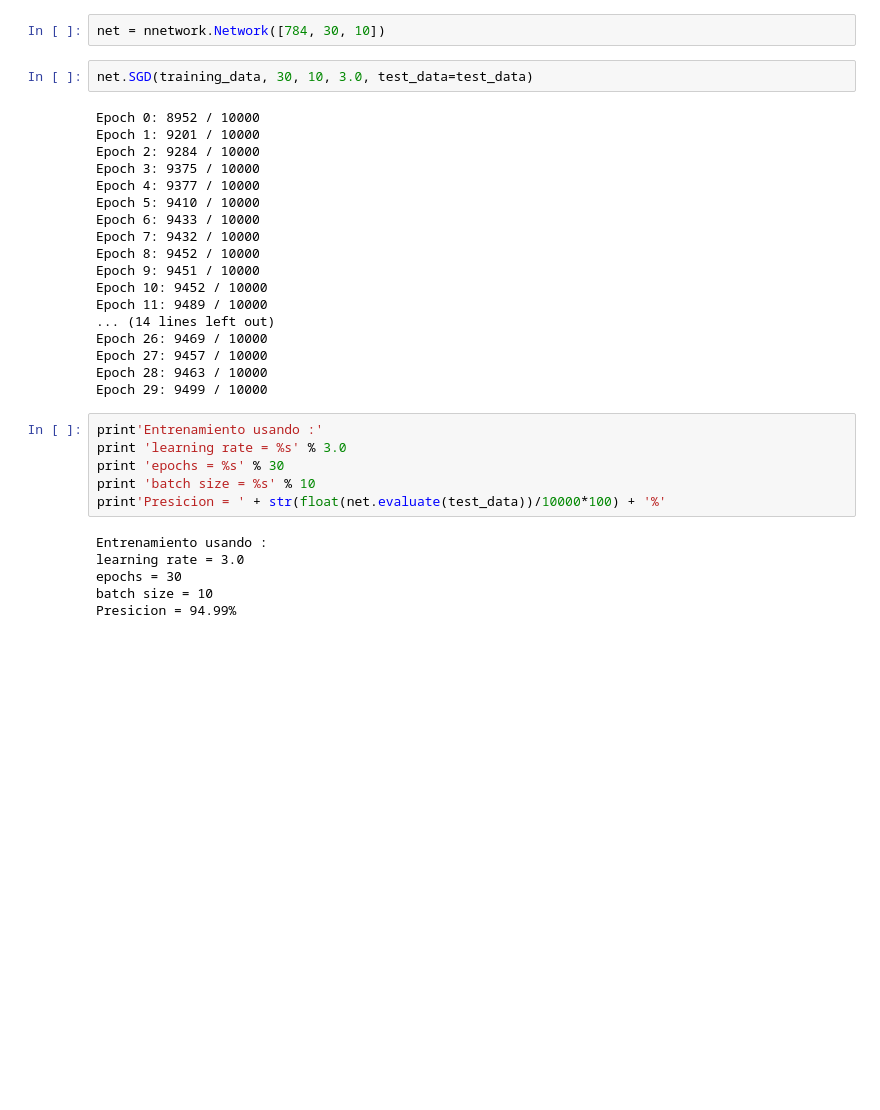
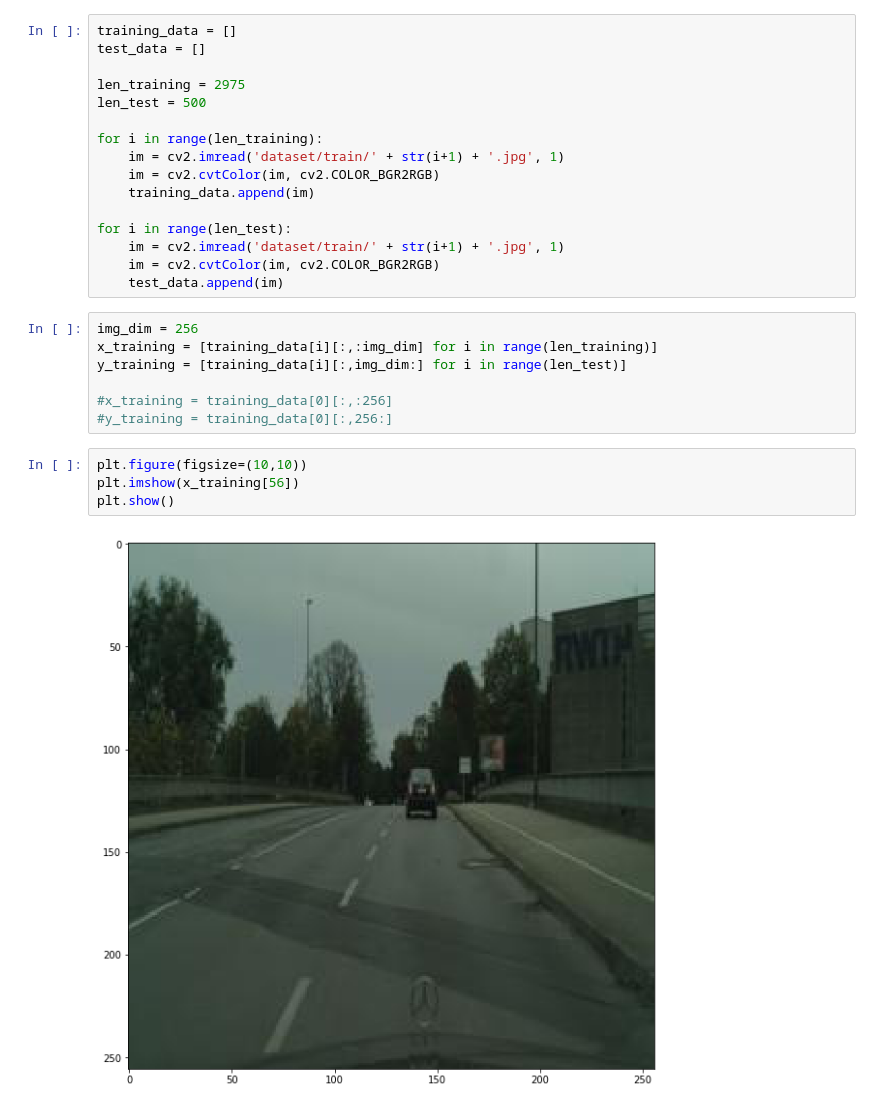
Before and after one commit to sjukdom/reconocimiento-de-patrones, a Jupyter notebook: Proyecto-1/Proyecto_1.ipynb, the cells around one changed output. Cells and saved outputs as stored; diff of their text form; blank space fills up the shorter version.

```diff
--- a/Proyecto-1/Proyecto_1.ipynb
+++ b/Proyecto-1/Proyecto_1.ipynb
@@ -7,34 +9,29 @@ training_data, validation_data, test_data = mnist_loader.load_data_wrapper()
-# %%
-net = nnetwork.Network([784, 30, 10])
-# %%
-net.SGD(training_data, 30, 10, 3.0, test_data=test_data)
-# %% [output]
-Epoch 0: 8952 / 10000
-Epoch 1: 9201 / 10000
-Epoch 2: 9284 / 10000
-Epoch 3: 9375 / 10000
-Epoch 4: 9377 / 10000
-Epoch 5: 9410 / 10000
-Epoch 6: 9433 / 10000
-Epoch 7: 9432 / 10000
-Epoch 8: 9452 / 10000
-Epoch 9: 9451 / 10000
-Epoch 10: 9452 / 10000
-Epoch 11: 9489 / 10000
-... (14 lines left out)
-Epoch 26: 9469 / 10000
-Epoch 27: 9457 / 10000
-Epoch 28: 9463 / 10000
-Epoch 29: 9499 / 10000
-# %%
-print'Entrenamiento usando :'
-print 'learning rate = %s' % 3.0
-print 'epochs = %s' % 30
-print 'batch size = %s' % 10
-print'Presicion = ' + str(float(net.evaluate(test_data))/10000*100) + '%'
-# %% [output]
-Entrenamiento usando :
-learning rate = 3.0
-epochs = 30
-batch size = 10
-Presicion = 94.99%
+# %%
+training_data = []
+test_data = []
+
+len_training = 2975
+len_test = 500
+
+for i in range(len_training):
+    im = cv2.imread('dataset/train/' + str(i+1) + '.jpg', 1)
+    im = cv2.cvtColor(im, cv2.COLOR_BGR2RGB)
+    training_data.append(im)
+
+for i in range(len_test):
+    im = cv2.imread('dataset/train/' + str(i+1) + '.jpg', 1)
+    im = cv2.cvtColor(im, cv2.COLOR_BGR2RGB)
+    test_data.append(im)
+# %%
+img_dim = 256
+x_training = [training_data[i][:,:img_dim] for i in range(len_training)]
+y_training = [training_data[i][:,img_dim:] for i in range(len_test)]
+
+#x_training = training_data[0][:,:256]
+#y_training = training_data[0][:,256:]
+# %%
+plt.figure(figsize=(10,10))
+plt.imshow(x_training[56])
+plt.show()
+# %% [output]
+[figure, added]
```
Also changed, not shown: parts of 3 cells of this notebook.
